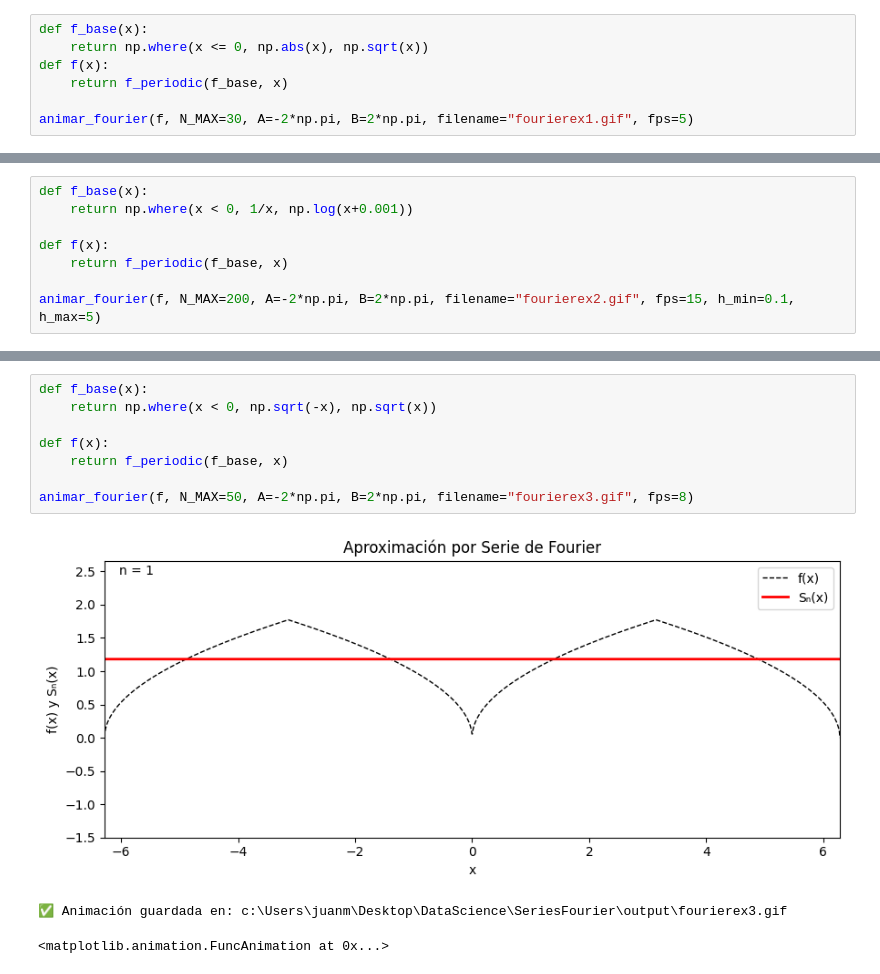
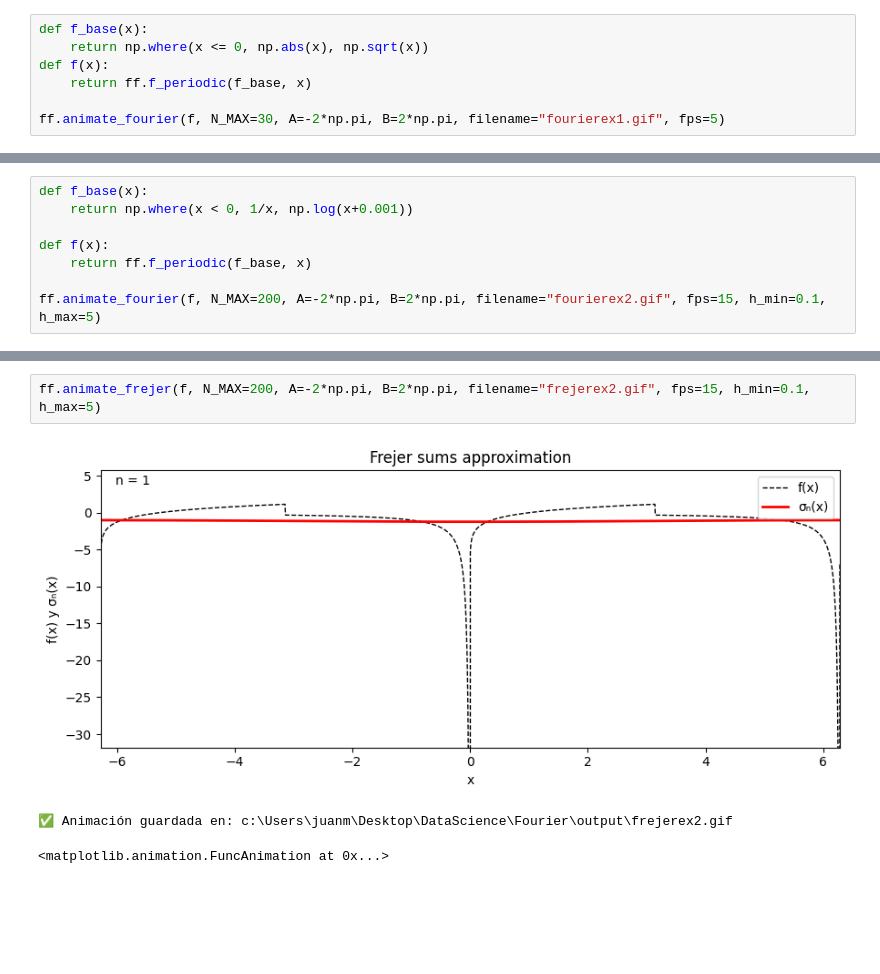
Before and after one commit to Juanmales115/FourierSeries, a Jupyter notebook: Example.ipynb, the cells around one changed output, grey strips where cells are left out. Cells and saved outputs as stored; diff of their text form; blank space fills up the shorter version.

Commit message:
Update with Frejer Sums

```diff
--- a/Example.ipynb
+++ b/Example.ipynb
@@ -5,8 +5,8 @@ import numpy as np
 def f_base(x):
     return np.where(x <= 0, np.abs(x), np.sqrt(x))
 def f(x):
-    return f_periodic(f_base, x)
+    return ff.f_periodic(f_base, x)
 
-animar_fourier(f, N_MAX=30, A=-2*np.pi, B=2*np.pi, filename="fourierex1.gif", fps=5)
+ff.animate_fourier(f, N_MAX=30, A=-2*np.pi, B=2*np.pi, filename="fourierex1.gif", fps=5)
 # %% [output]
 [figure]
@@ -17,8 +23,8 @@ def f_base(x):
     return np.where(x < 0, 1/x, np.log(x+0.001))
 
 def f(x):
-    return f_periodic(f_base, x)
+    return ff.f_periodic(f_base, x)
 
-animar_fourier(f, N_MAX=200, A=-2*np.pi, B=2*np.pi, filename="fourierex2.gif", fps=15, h_min=0.1, h_max=5)
+ff.animate_fourier(f, N_MAX=200, A=-2*np.pi, B=2*np.pi, filename="fourierex2.gif", fps=15, h_min=0.1, h_max=5)
 # %% [output]
 [figure]
@@ -26,13 +32,7 @@ animar_fourier(f, N_MAX=200, A=-2*np.pi, B=2*np.pi, filename="fourierex2.gif", f
 <matplotlib.animation.FuncAnimation at 0x...>
 # %%
-def f_base(x):
-    return np.where(x < 0, np.sqrt(-x), np.sqrt(x))
-
-def f(x):
-    return f_periodic(f_base, x)
-
-animar_fourier(f, N_MAX=50, A=-2*np.pi, B=2*np.pi, filename="fourierex3.gif", fps=8)
+ff.animate_frejer(f, N_MAX=200, A=-2*np.pi, B=2*np.pi, filename="frejerex2.gif", fps=15, h_min=0.1, h_max=5)
 # %% [output]
-[figure, old version]
+[figure, new version]
-✅ Animación guardada en: c:\Users\juanm\Desktop\DataScience\SeriesFourier\output\fourierex3.gif
+✅ Animación guardada en: c:\Users\juanm\Desktop\DataScience\Fourier\output\frejerex2.gif
 <matplotlib.animation.FuncAnimation at 0x...>
```
Also changed, not shown: parts of 6 cells of this notebook, 6 other files.
